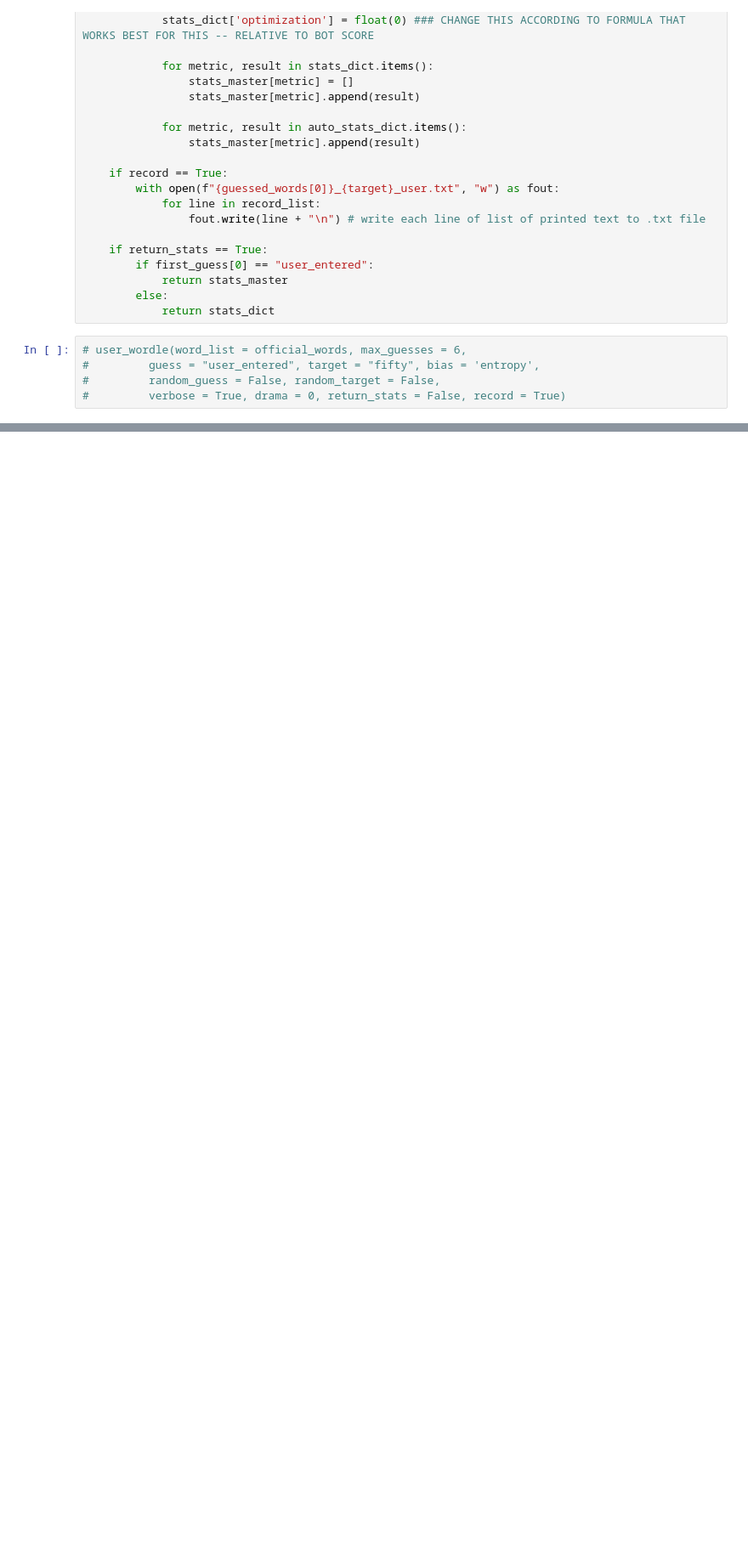
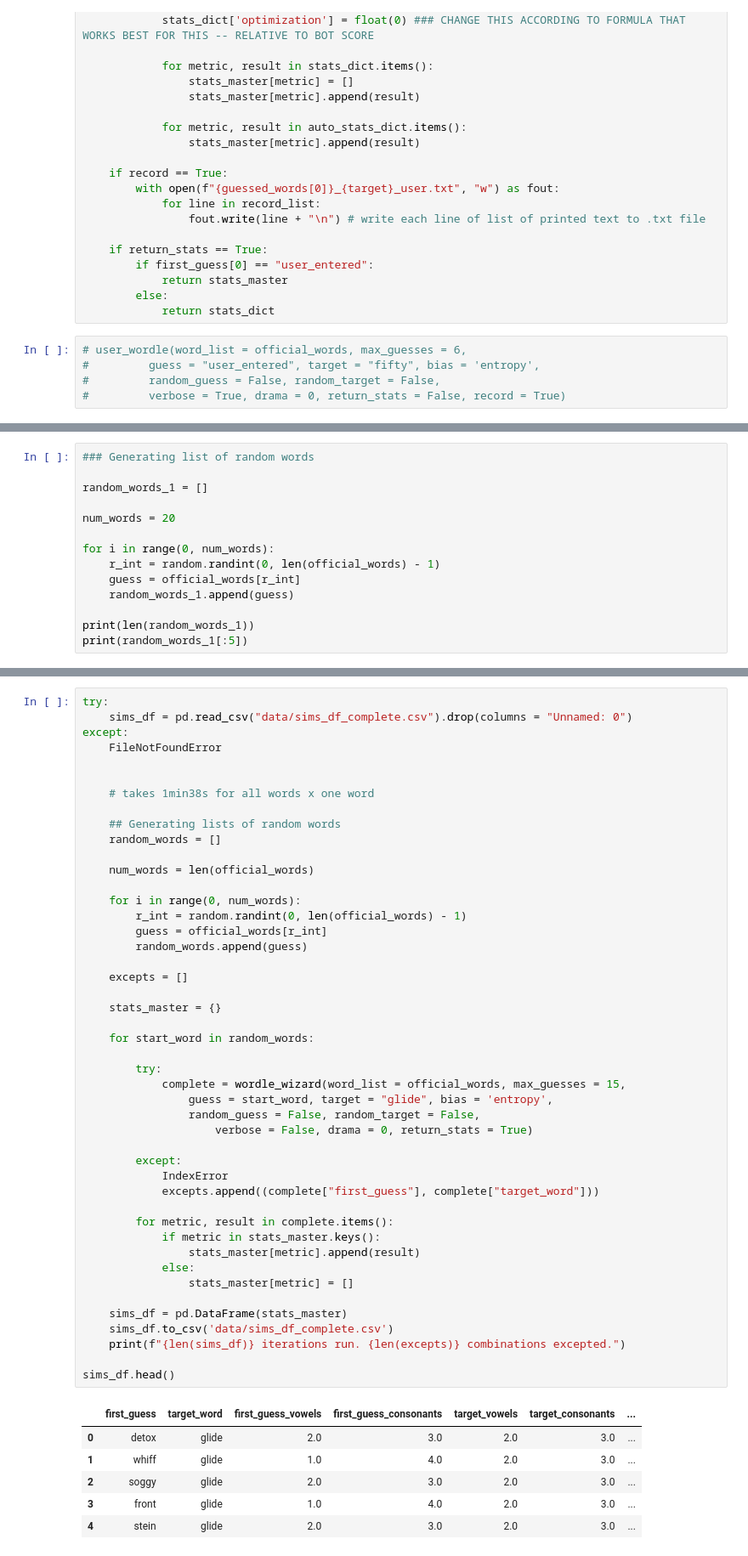
Before and after one commit to kmaurinjones/wordle_wizard, a Jupyter notebook: wordle_functions.ipynb, the cells around one changed output, grey strips where cells are left out. Shown at 85% size. Cells and saved outputs as stored; diff of their text form; blank space fills up the shorter version.

```diff
--- a/wordle_functions.ipynb
+++ b/wordle_functions.ipynb
@@ -1465,0 +1605,14 @@ def user_wordle(word_list: list, max_guesses: int = None,
+# %%
+### Generating list of random words
+
+random_words_1 = []
+
+num_words = 20
+
+for i in range(0, num_words):
+    r_int = random.randint(0, len(official_words) - 1)
+    guess = official_words[r_int]
+    random_words_1.append(guess)
+
+print(len(random_words_1))
+print(random_words_1[:5])
@@ -1465,0 +1624,53 @@ def user_wordle(word_list: list, max_guesses: int = None,
+# %%
+try:
+    sims_df = pd.read_csv("data/sims_df_complete.csv").drop(columns = "Unnamed: 0")
+except:
+    FileNotFoundError
+
+
+    # takes 1min38s for all words x one word
+
+    ## Generating lists of random words
+    random_words = []
+
+    num_words = len(official_words)
+
+    for i in range(0, num_words):
+        r_int = random.randint(0, len(official_words) - 1)
+        guess = official_words[r_int]
+        random_words.append(guess)
+
+    excepts = []
+
+    stats_master = {}
+
+    for start_word in random_words:
+
+        try:
+            complete = wordle_wizard(word_list = official_words, max_guesses = 15,
+                guess = start_word, target = "glide", bias = 'entropy',
+                random_guess = False, random_target = False,
+                    verbose = False, drama = 0, return_stats = True)
+
+        except:
+            IndexError
+            excepts.append((complete["first_guess"], complete["target_word"]))
+
+        for metric, result in complete.items():
+            if metric in stats_master.keys():
+                stats_master[metric].append(result)
+            else:
+                stats_master[metric] = []
+
+    sims_df = pd.DataFrame(stats_master)
+    sims_df.to_csv('data/sims_df_complete.csv')
+    print(f"{len(sims_df)} iterations run. {len(excepts)} combinations excepted.")
+
+sims_df.head()
+# %% [output]
+|  | first_guess | target_word | first_guess_vowels | first_guess_consonants | target_vowels | target_consonants | ... |
+| 0 | detox | glide | 2.0 | 3.0 | 2.0 | 3.0 | ... |
+| 1 | whiff | glide | 1.0 | 4.0 | 2.0 | 3.0 | ... |
+| 2 | soggy | glide | 2.0 | 3.0 | 2.0 | 3.0 | ... |
+| 3 | front | glide | 1.0 | 4.0 | 2.0 | 3.0 | ... |
+| 4 | stein | glide | 2.0 | 3.0 | 2.0 | 3.0 | ... |
```
Also changed, not shown: parts of 20 cells of this notebook, 6 other files.
